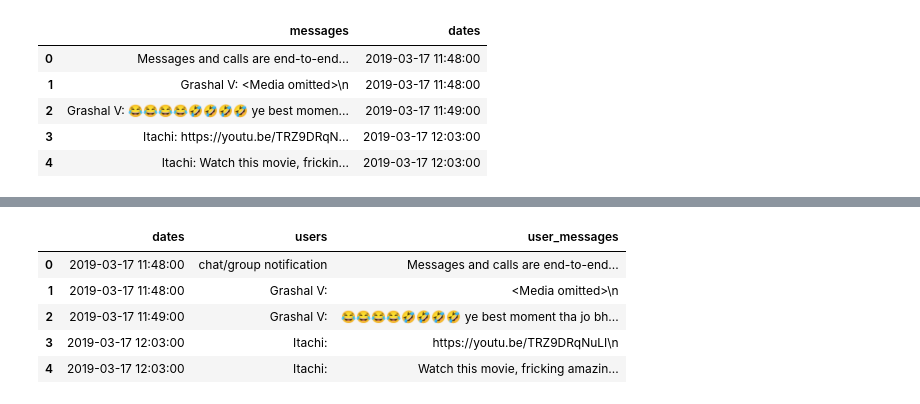
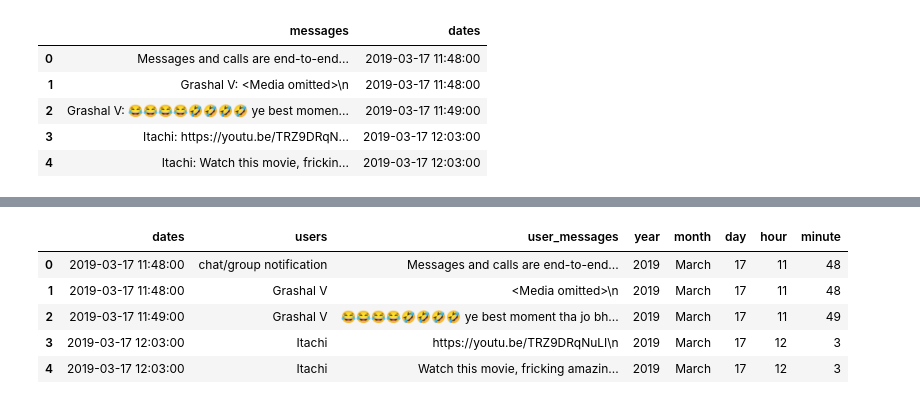
Before and after one commit to vgrashal16/whatsapp-chat-analysis, a Jupyter notebook: whatsapp_chat_analysis.ipynb, the cells around one changed output, grey strips where cells are left out. Saved outputs shown, nothing was run; the diff lists cells and outputs as text; code cells hidden in the pictures.

```diff
--- a/whatsapp_chat_analysis.ipynb
+++ b/whatsapp_chat_analysis.ipynb
@@ -54,9 +54,15 @@ df.head()
-# %%
-df.head()
-# %% [output]
-|  | dates | users | user_messages |
-| 0 | 2019-03-17 11:48:00 | chat/group notification | Messages and calls are end-to-end... |
-| 1 | 2019-03-17 11:48:00 | Grashal V: | <Media omitted>\n |
-| 2 | 2019-03-17 11:49:00 | Grashal V: | 😂😂😂😂🤣🤣🤣🤣 ye best moment tha jo bh... |
-| 3 | 2019-03-17 12:03:00 | Itachi: | https://youtu.be/TRZ9DRqNuLI\n |
-| 4 | 2019-03-17 12:03:00 | Itachi: | Watch this movie, fricking amazin... |
+# %%
+df['year'] = df['dates'].dt.year
+df['month'] = df['dates'].dt.month_name()
+df['day'] = df['dates'].dt.day
+df['hour'] = df['dates'].dt.hour
+df['minute'] = df['dates'].dt.minute
+
+df.head()
+# %% [output]
+|  | dates | users | user_messages | year | month | day | hour | minute |
+| 0 | 2019-03-17 11:48:00 | chat/group notification | Messages and calls are end-to-end... | 2019 | March | 17 | 11 | 48 |
+| 1 | 2019-03-17 11:48:00 | Grashal V | <Media omitted>\n | 2019 | March | 17 | 11 | 48 |
+| 2 | 2019-03-17 11:49:00 | Grashal V | 😂😂😂😂🤣🤣🤣🤣 ye best moment tha jo bh... | 2019 | March | 17 | 11 | 49 |
+| 3 | 2019-03-17 12:03:00 | Itachi | https://youtu.be/TRZ9DRqNuLI\n | 2019 | March | 17 | 12 | 3 |
+| 4 | 2019-03-17 12:03:00 | Itachi | Watch this movie, fricking amazin... | 2019 | March | 17 | 12 | 3 |
```
Also changed, not shown: parts of 1 cell of this notebook, 2 other files.
